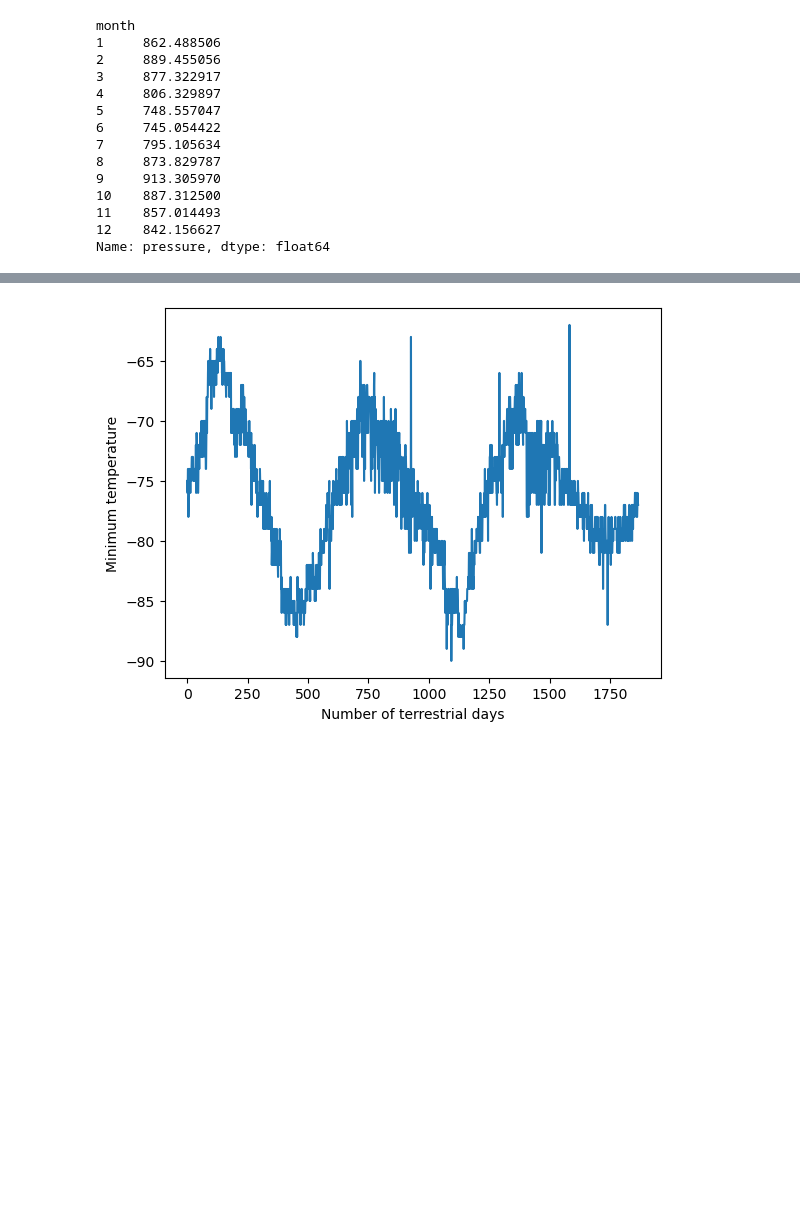
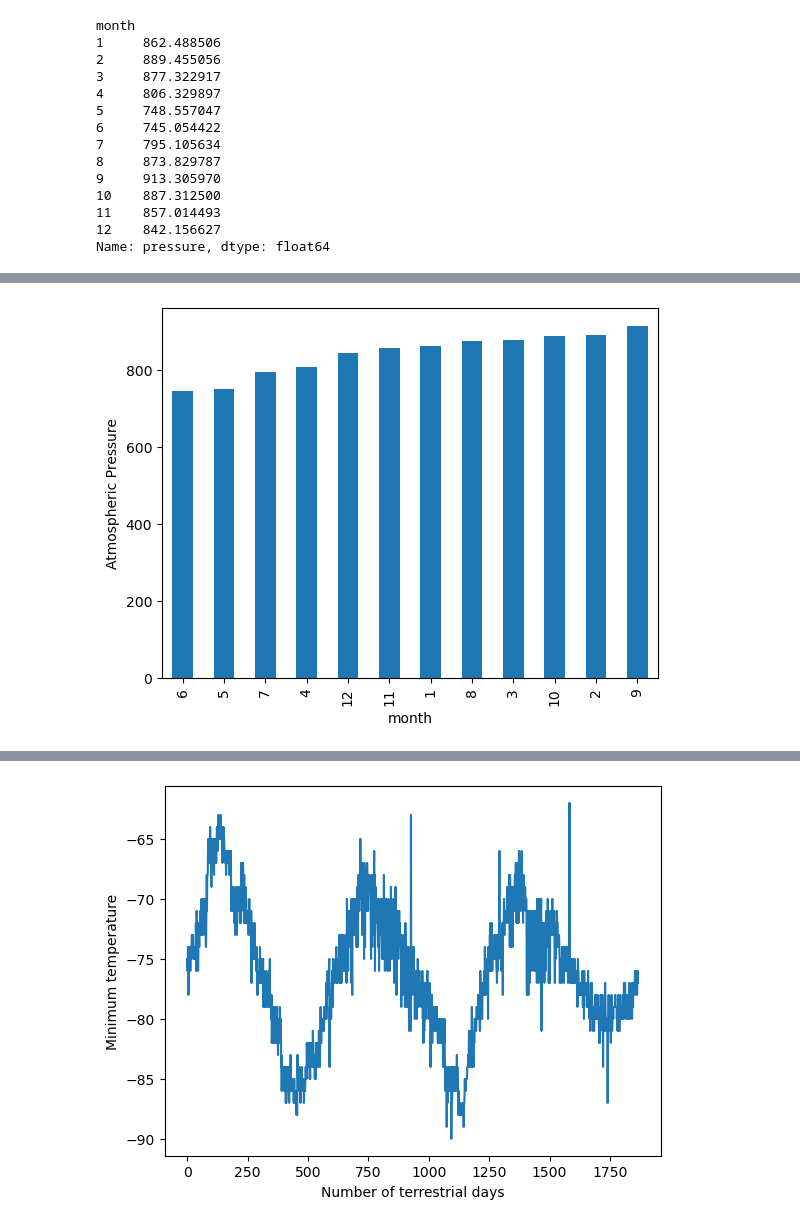
Before and after one commit to digital-buddha42/data-collection, a Jupyter notebook: Starter_Code/part_2_mars_weather.ipynb, the cells around one changed output, grey strips where cells are left out. Drawn from its saved outputs; the diff is of its cells as text; code cells hidden in the pictures; blank space fills up the shorter version.

```diff
--- a/Starter_Code/part_2_mars_weather.ipynb
+++ b/Starter_Code/part_2_mars_weather.ipynb
@@ -245,6 +262,8 @@ Name: min_temp, dtype: float64
 [figure]
 # %%
 # 4. Average pressure by Martian month
+avg_pressure = mars_df.groupby('month')['pressure'].mean()
+avg_pressure
 # %% [output]
 month
 1     862.488506
@@ -266,0 +282,13 @@ Name: pressure, dtype: float64
+# %%
+avg_pressure_df = pd.DataFrame(avg_pressure)
+
+avg_pressure_df_sorted = avg_pressure_df.sort_values(by='pressure')
+
+avg_pressure_chart_sorted = avg_pressure_df_sorted.plot(kind='bar', legend=False)
+
+avg_pressure_chart_sorted.set_xlabel("month")
+avg_pressure_chart_sorted.set_ylabel("Atmospheric Pressure")
+
+plt.show()
+# %% [output]
+[figure, added]
```
Also changed, not shown: parts of 5 cells of this notebook.
